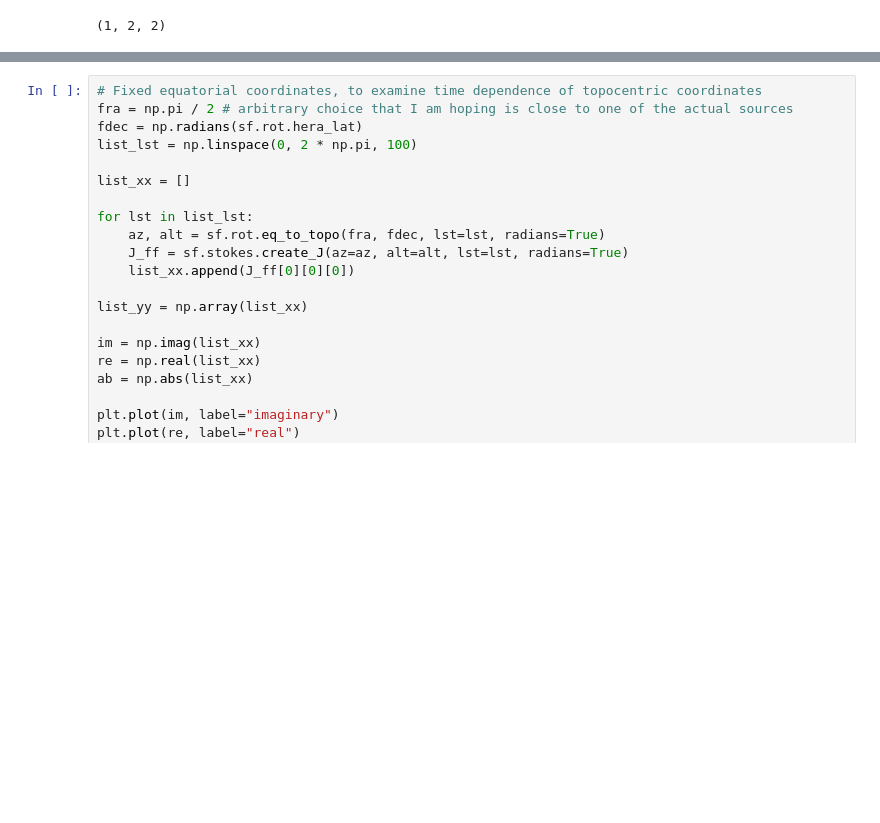
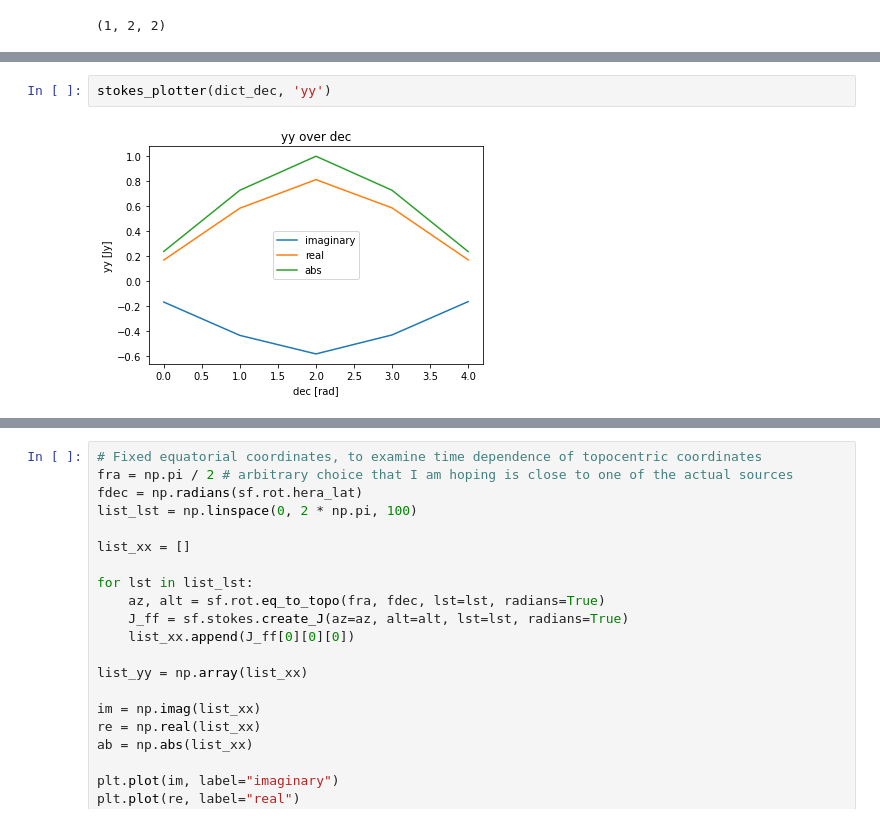
Before and after one commit to 3276908917/skyflux, a Jupyter notebook: notebooks/debugging/pure_J.ipynb, the cells around one changed output, grey strips where cells are left out. Drawn from its saved outputs; the diff is of its cells as text; blank space fills up the shorter version.

```diff
--- a/notebooks/debugging/pure_J.ipynb
+++ b/notebooks/debugging/pure_J.ipynb
@@ -131,0 +178,4 @@ plt.show()
+# %%
+stokes_plotter(dict_dec, 'yy')
+# %% [output]
+[figure, added]
```
Also changed, not shown: parts of 11 cells of this notebook.
